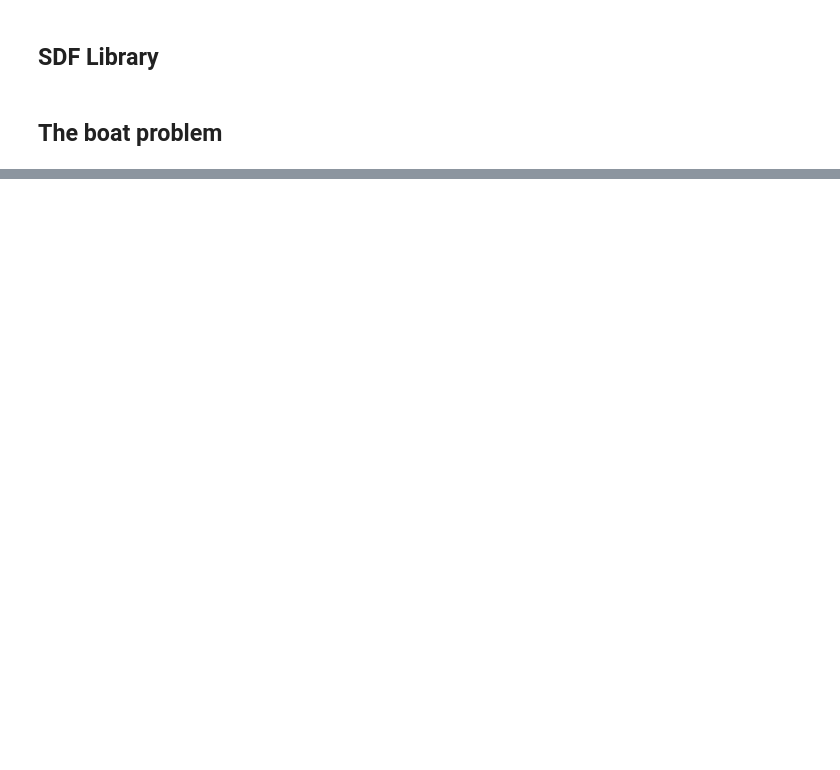
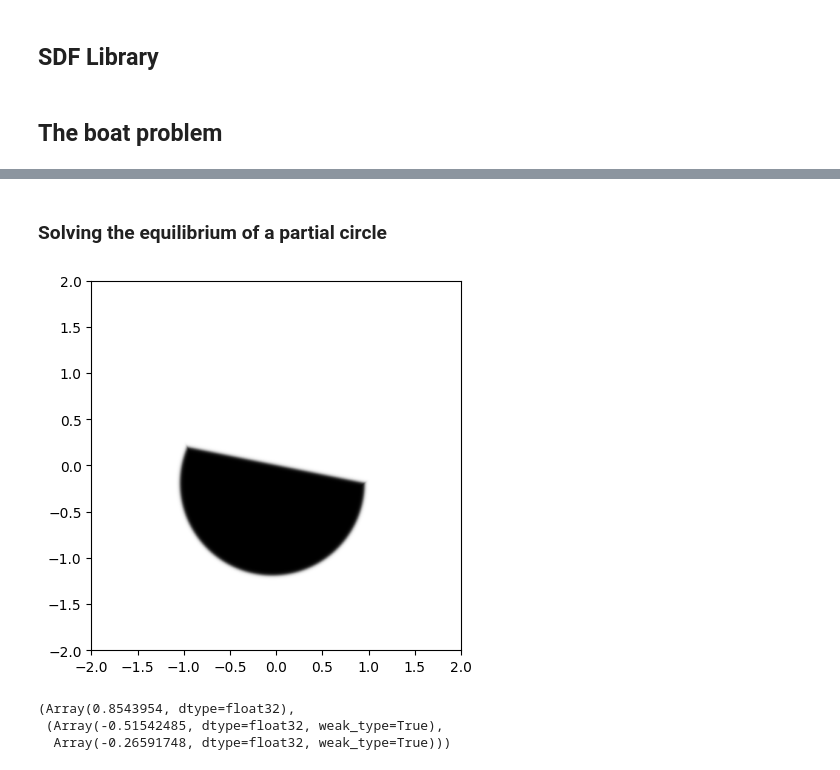
Before and after one commit to implicitsurfaces/polymorph, a Jupyter notebook: notebooks/full_boat_example.ipynb, the cells around one changed output, grey strips where cells are left out. Drawn from its saved outputs; the diff is of its cells as text; code cells hidden in the pictures; blank space fills up the shorter version.

```diff
--- a/notebooks/full_boat_example.ipynb
+++ b/notebooks/full_boat_example.ipynb
@@ -207,0 +199,14 @@ plt.scatter(center[0], center[1], c="blue")
+# %% [markdown]
+### Solving the equilibrium of a partial circle
+# %%
+partial_circle = rotate(intersection(translate(circle(), (0, -0.2)), bottom_half_plane), 0.2)
+
+show_sdf(partial_circle, bounds=[-2, 2])
+# %% [output]
+[figure, added]
+# %%
+grad_at_origin(partial_circle)
+# %% [output]
+(Array(0.8543954, dtype=float32),
+ (Array(-0.51542485, dtype=float32, weak_type=True),
+  Array(-0.26591748, dtype=float32, weak_type=True)))
```
Also changed, not shown: parts of 17 cells of this notebook.
